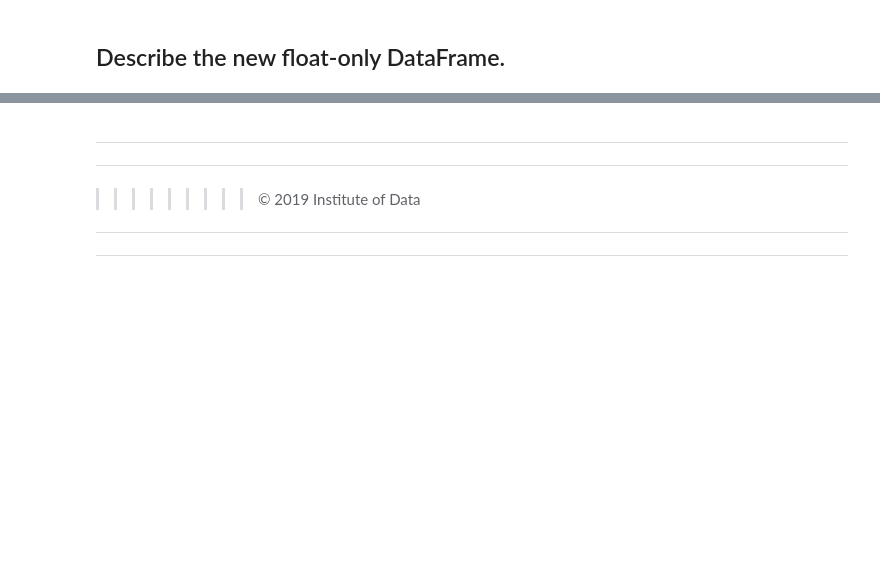
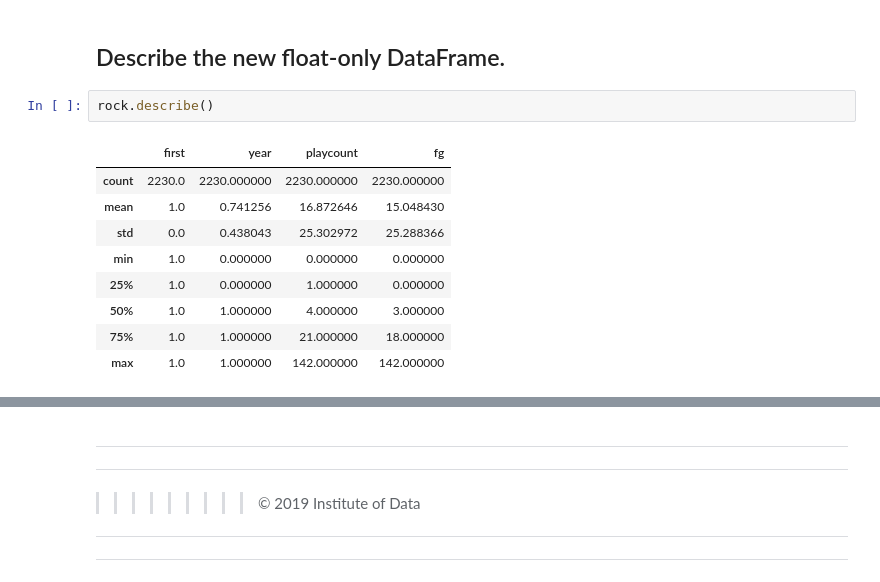
Before and after one commit to RickFSA/Institute-of-Data, a Jupyter notebook: IODcompleted_assignment/IOD_Lab 3.1.1.ipynb, the cells around one changed output, grey strips where cells are left out. Cells and saved outputs as stored; diff of their text form; blank space fills up the shorter version.

```diff
--- a/IOD_Lab 3.1.1.ipynb
+++ b/IODcompleted_assignment/IOD_Lab 3.1.1.ipynb
@@ -730,5 +754,17 @@ Release date before 1970: False
 # %% [markdown]
 ## Describe the new float-only DataFrame.
+# %%
+rock.describe()
+# %% [output]
+|  | first | year | playcount | fg |
+| count | 2230.0 | 2230.000000 | 2230.000000 | 2230.000000 |
+| mean | 1.0 | 0.741256 | 16.872646 | 15.048430 |
+| std | 0.0 | 0.438043 | 25.302972 | 25.288366 |
+| min | 1.0 | 0.000000 | 0.000000 | 0.000000 |
+| 25% | 1.0 | 0.000000 | 1.000000 | 0.000000 |
+| 50% | 1.0 | 1.000000 | 4.000000 | 3.000000 |
+| 75% | 1.0 | 1.000000 | 21.000000 | 18.000000 |
+| max | 1.0 | 1.000000 | 142.000000 | 142.000000 |
 # %% [markdown]
 
 
```
Also changed, not shown: parts of 5 cells of this notebook, 9 other files.
